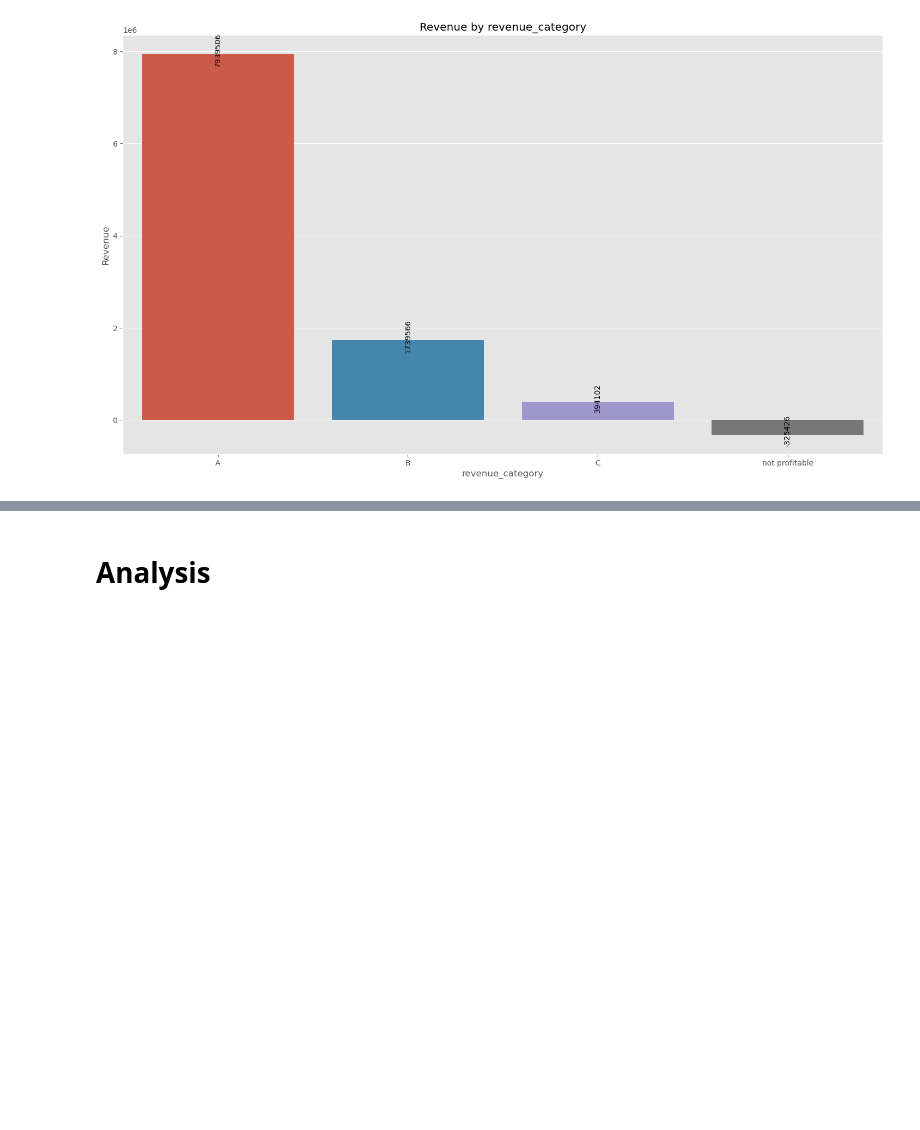
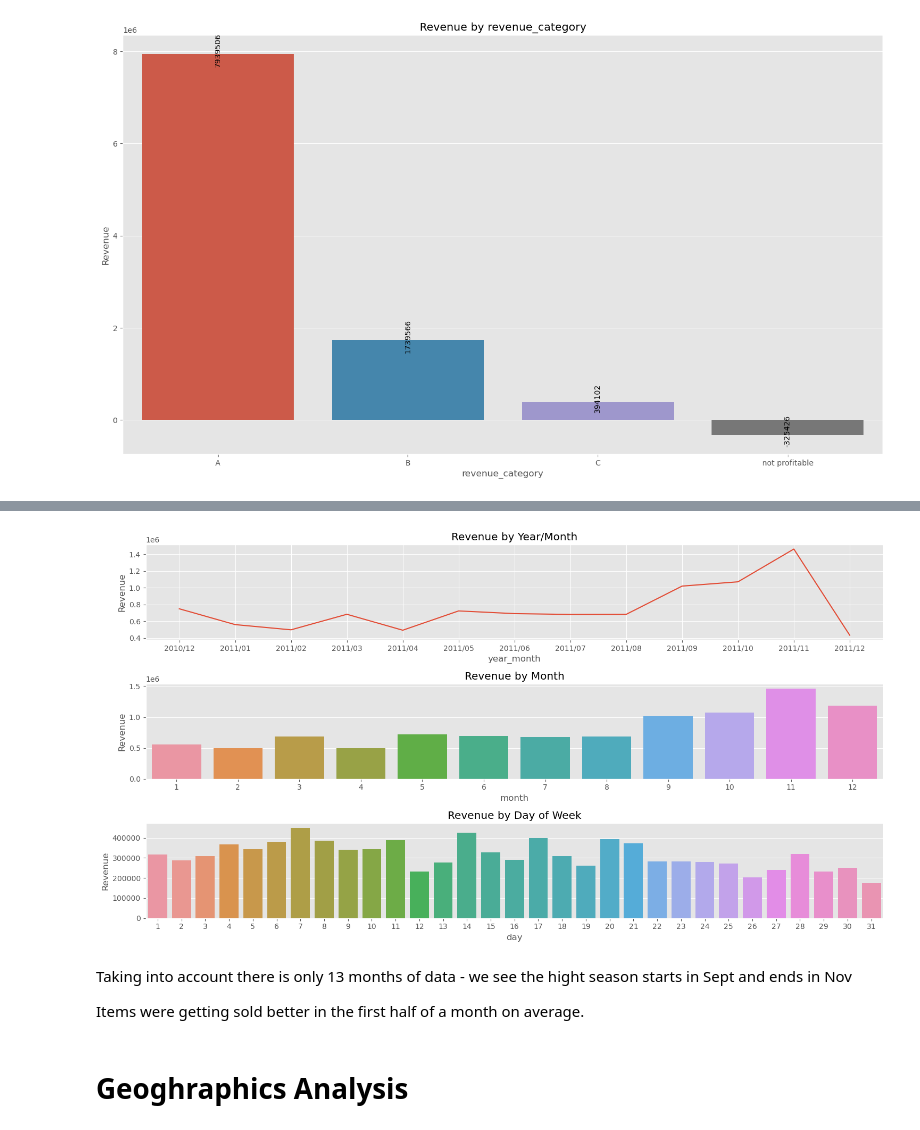
Before and after one commit to obaliuta/tata_retail_eda_visual, a Jupyter notebook: notebook.ipynb, the cells around one changed output, grey strips where cells are left out. Drawn from its saved outputs; the diff is of its cells as text; code cells hidden in the pictures; blank space fills up the shorter version.

```diff
--- a/notebook.ipynb
+++ b/notebook.ipynb
@@ -367,2 +480,23 @@ for i in ['Region', 'price_category', 'revenue_category']:
+# %%
+df['year_month'] = df.InvoiceDate.dt.strftime('%Y/%m')
+df['month'] = df.InvoiceDate.dt.month
+df['day'] = df.InvoiceDate.dt.day
+# %%
+fig, axs = plt.subplots(3,1,figsize=(15,8))
+
+sns.lineplot(x='year_month', y='Revenue', data=df.groupby('year_month')['Revenue'].sum().reset_index(), ax=axs[0])
+sns.barplot(x='month', y='Revenue', data=df.groupby('month')['Revenue'].sum().reset_index(), ax=axs[1])
+sns.barplot(x='day', y='Revenue', data=df.groupby('day')['Revenue'].sum().reset_index(), ax=axs[2])
+axs[0].set_title('Revenue by Year/Month')
+axs[1].set_title('Revenue by Month')
+axs[2].set_title('Revenue by Day of Week')
+
+plt.tight_layout()
+# %% [output]
+[figure, added]
+# %% [markdown]
+Taking into account there is only 13 months of data - we see the hight season starts in Sept and ends in Nov
+
+Items were getting sold better in the first half of a month on average.
 # %% [markdown]
-# Analysis
+# Geoghraphics Analysis
```
Also changed, not shown: parts of 17 cells of this notebook.
